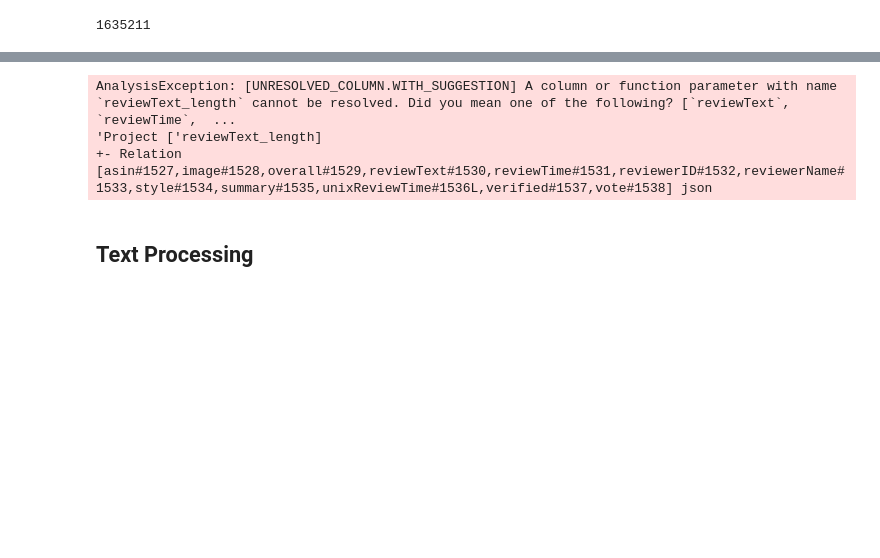
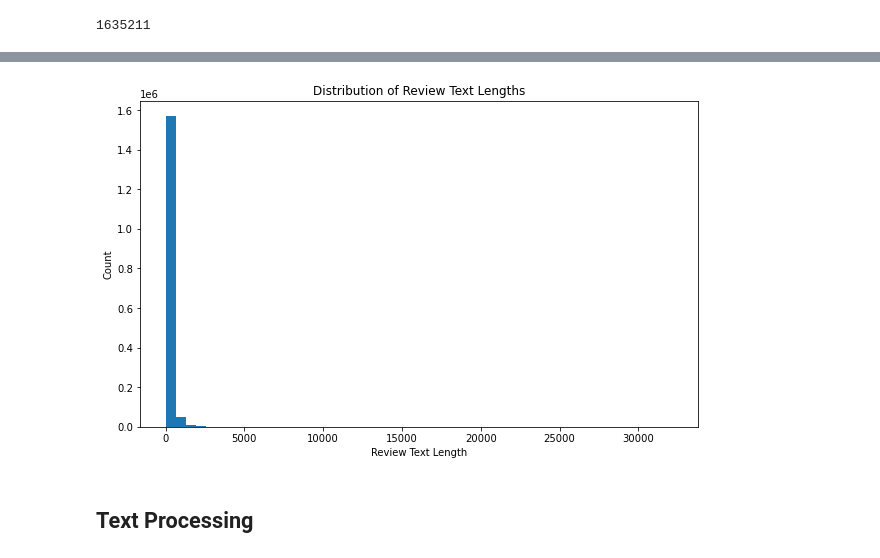
Before and after one commit to wan19990901/DC_project, a Jupyter notebook: Final_Project.ipynb, the cells around one changed output, grey strips where cells are left out. Drawn from its saved outputs; the diff is of its cells as text; code cells hidden in the pictures; blank space fills up the shorter version.

```diff
--- a/Final_Project.ipynb
+++ b/Final_Project.ipynb
@@ -192,21 +117,17 @@ Driver stacktrace:
 # %%
-review_lengths = df.select('reviewText_length').rdd.flatMap(lambda x: x).collect()
-
 # Now convert this list to a Pandas Series
 pd_series = pd.Series(review_lengths)
 
 # Plotting the distribution of reviewText_length using Pandas/Matplotlib
 plt.figure(figsize=(10, 6))
 pd_series.hist(bins=50)  # Adjust the number of bins for your specific dataset
 plt.title('Distribution of Review Text Lengths')
 plt.xlabel('Review Text Length')
 plt.ylabel('Count')
 plt.grid(False)
 plt.show()
 # %% [output]
-AnalysisException: [UNRESOLVED_COLUMN.WITH_SUGGESTION] A column or function parameter with name `reviewText_length` cannot be resolved. Did you mean one of the following? [`reviewText`, `reviewTime`,  ...
-'Project ['reviewText_length]
-+- Relation [asin#1527,image#1528,overall#1529,reviewText#1530,reviewTime#1531,reviewerID#1532,reviewerName#1533,style#1534,summary#1535,unixReviewTime#1536L,verified#1537,vote#1538] json
+[figure, added]
 # %%
 # Example of filtering based on a condition, such as reviews that are too short/long might be outliers
 df = df.filter(col('reviewText_length') > 10)  # Example threshold
```
Also changed, not shown: parts of 26 cells of this notebook.
